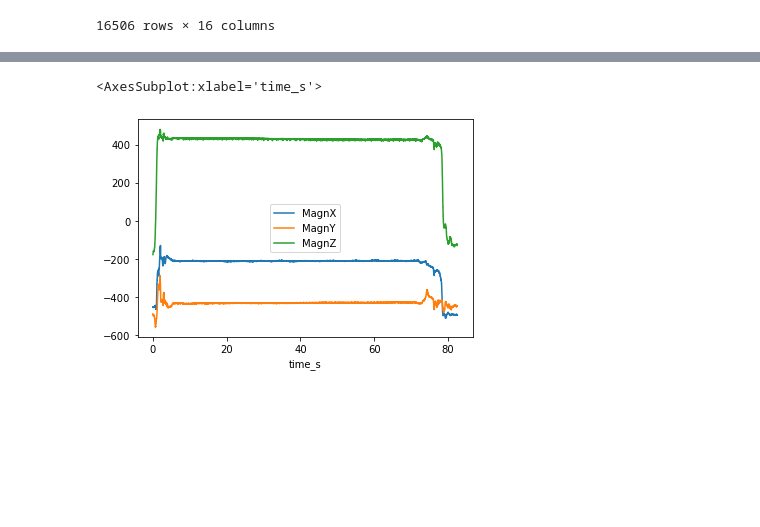
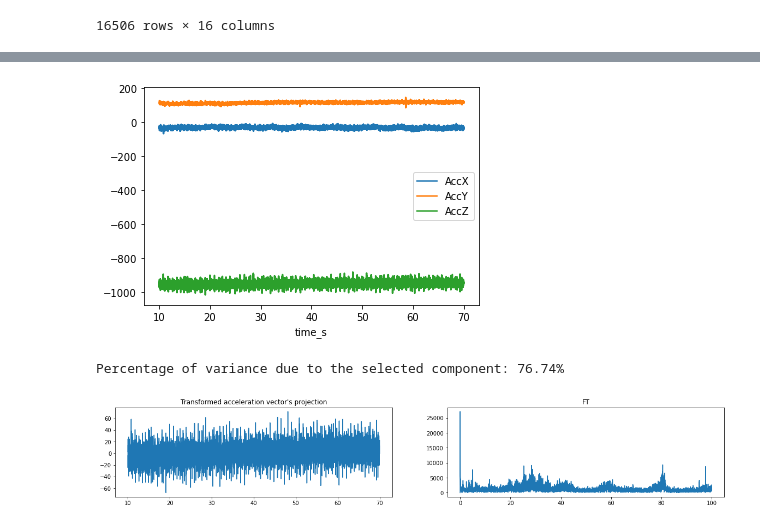
Before and after one commit to zanocrate/LCP_projects_Y4, a Jupyter notebook: draft.ipynb, the cells around one changed output, grey strips where cells are left out. Cells and saved outputs as stored; diff of their text form; code cells hidden in the pictures; blank space fills up the shorter version.

Commit message:
Zano: modificato draft.ipynb, PCA su Acc, FT, e accenno di wavelet transform

```diff
--- a/draft.ipynb
+++ b/draft.ipynb
@@ -59,10 +62,10 @@ Metrics:
 
 # first things first, we load the center_sternum dataset and add a time column as index
 sampling_rate = 200 # calibration tells us the sampling rate
-df=pd.read_csv("center_sternum.txt",sep=None,engine='python')
-df['time_s'] = np.arange(0,df.shape[0])/sampling_rate # let's construct the time axis, with each sampling separated by a 100th of a second (because sampling rate is 100 Hz)
-df=df.set_index('time_s')
-df
+df_init=pd.read_csv("center_sternum.txt",sep=None,engine='python')
+df_init['time_s'] = np.arange(0,df_init.shape[0])/sampling_rate # let's construct the time axis, with each sampling separated by a 200th of a second (because sampling rate is 100 Hz)
+df_init=df_init.set_index('time_s')
+df_init
 # %% [output]
 |  | Log Mode | Log Freq | Timestamp | AccX | AccY | AccZ | GyroX | GyroY | GyroZ | MagnX | MagnY | ... |
 | time_s |  |  |  |  |  |  |  |  |  |  |  | ... |
@@ -80,7 +83,7 @@ df
 16506 rows × 16 columns
 # %%
 # now let's look at the acceleration vector by plotting its three components
-df.plot(y=['AccX','AccY','AccZ'])
-df.loc[0:5].plot(y=['AccX','AccY','AccZ'],title='First Time Window')
-df.loc[70:].plot(y=['AccX','AccY','AccZ'],title='Second Time Window')
+acc_columns = ['AccX','AccY','AccZ']
+gyro_columns = ['GyroX','GyroY','GyroZ']
+df_init.plot(y=acc_columns)
 # %% [output]
@@ -110,5 +92,32 @@ df.plot(y=['GyroX','GyroY','GyroZ'])
-# %%
-df.plot(y=['MagnX','MagnY','MagnZ'])
-# %% [output]
-<AxesSubplot:xlabel='time_s'>
-[figure, removed]
+# %%
+# we can see that the important time window is in the middle, where the supposedly periodic signal is happening
+df_init.loc[10:70].plot(y=acc_columns)
+df=df_init.loc[10:70]
+# %% [output]
+[figure, added]
+# %%
+#TRY WITH PCA on this one, implemented by sklearn routine
+pca=PCA(n_components=1) # we seek a single signal
+# X must be (n_samples,n_features)
+pca.fit(df[acc_columns])
+print("Percentage of variance due to the selected component: {:.2%}".format(pca.explained_variance_ratio_[0]))
+accT=pca.transform(df[acc_columns]).reshape(-1)
+
+sample_spacing = 1/sampling_rate
+accT_FT=fft.fft(accT)
+accT_FT_freq=fft.fftfreq(accT.size,sample_spacing)
+N = int(accT_FT_freq.size/2) #ignoring negative frequencies since input is real valued
+accT_freq_pos = accT_FT_freq[:N]
+accT_FT_pos = np.abs(accT_FT[:N])
+peaks_id = find_peaks(accT_FT_pos)
+
+
+with plt.rc_context({"figure.figsize" : (20,3)}):
+    fig,axs = plt.subplots(1,2)
+    axs[0].plot(df.index,accT)
+    axs[0].set_title("Transformed acceleration vector's projection")
+    axs[1].plot(accT_FT_freq[:N],np.abs(accT_FT[:N]))
+    axs[1].set_title("FT")
+# %% [output]
+Percentage of variance due to the selected component: 76.74%
+[figure, added]
```
Also changed, not shown: parts of 5 cells of this notebook.
